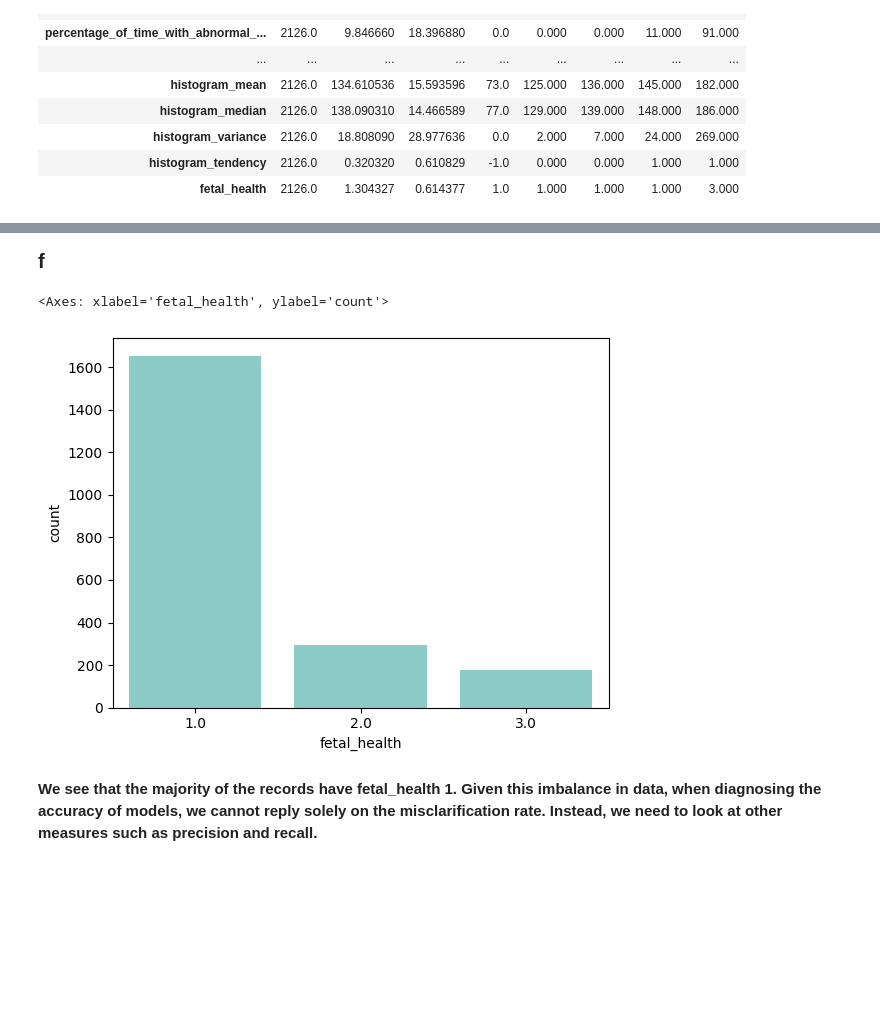
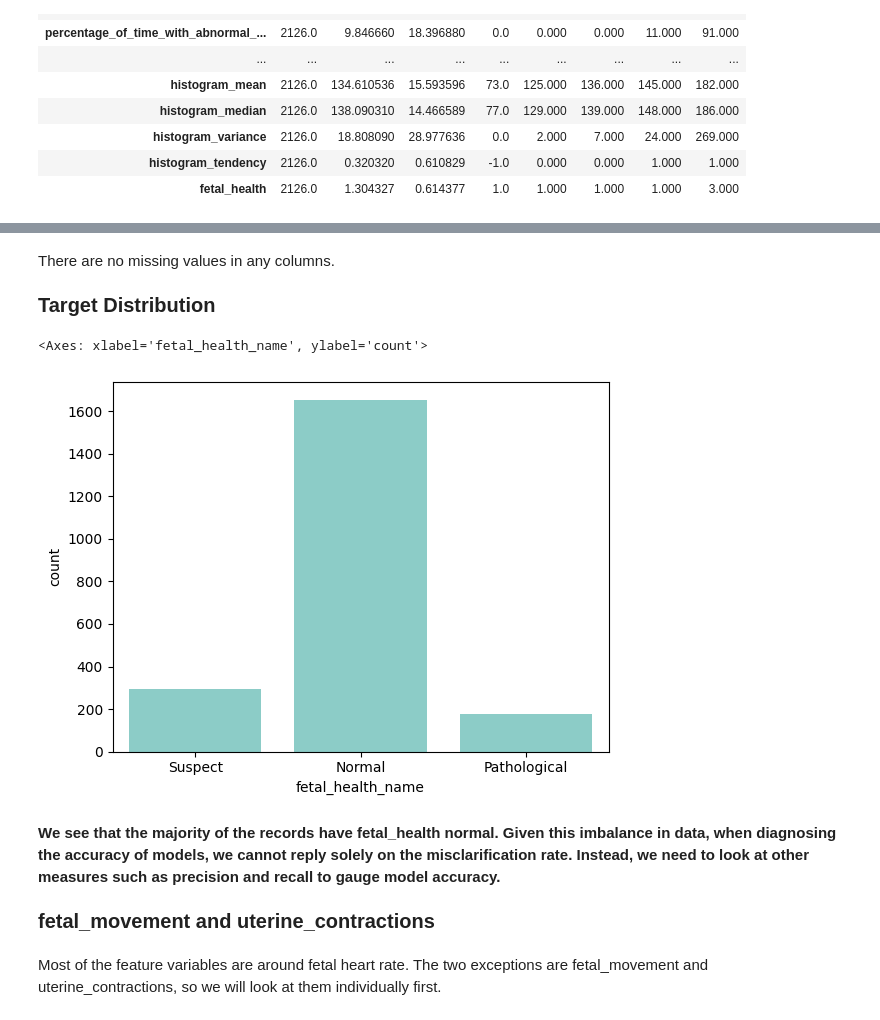
Before and after one commit to yuki172/fetal-health-classification, a Jupyter notebook: main.ipynb, the cells around one changed output, grey strips where cells are left out. Cells and saved outputs as stored; diff of their text form; code cells hidden in the pictures; blank space fills up the shorter version.

```diff
--- a/main.ipynb
+++ b/main.ipynb
@@ -100,9 +122,24 @@ health_data.describe().T
+# %% [markdown]
+There are no missing values in any columns.
 # %% [markdown]
-<div style="font-size: 20px"><b>f</b></div>
+<div style="font-size: 20px"><b>Target Distribution</b></div>
+# %%
+health_state_names = {1: 'Normal', 2: 'Suspect', 3: 'Pathological'}
+health_state_names_order = ['Normal', 'Suspect', 'Pathological']
+def rename_target(row):
+    row['fetal_health_name'] = health_state_names[row['fetal_health']]
+    return row
+# %%
+health_data = health_data.apply(rename_target, axis=1)
+health_data['fetal_health_name'] = pd.Categorical(health_data['fetal_health_name'], [1, 2, 3])
 # %%
-sns.countplot(data= health_data, x="fetal_health", alpha=0.5, color='#05b0a3')
+sns.countplot(data= health_data, x="fetal_health_name", alpha=0.5, color='#05b0a3')
 # %% [output]
-<Axes: xlabel='fetal_health', ylabel='count'>
+<Axes: xlabel='fetal_health_name', ylabel='count'>
-[figure, old version]
+[figure, new version]
 # %% [markdown]
-<b>We see that the majority of the records have fetal_health 1. Given this imbalance in data, when diagnosing the accuracy of models, we cannot reply solely on the misclarification rate. Instead, we need to look at other measures such as precision and recall.</b>
+<b>We see that the majority of the records have fetal_health normal. Given this imbalance in data, when diagnosing the accuracy of models, we cannot reply solely on the misclarification rate. Instead, we need to look at other measures such as precision and recall to gauge model accuracy.</b>
+# %% [markdown]
+<div style="font-size: 20px"><b>fetal_movement and uterine_contractions</b></div>
+# %% [markdown]
+Most of the feature variables are around fetal heart rate. The two exceptions are fetal_movement and uterine_contractions, so we will look at them individually first.
```
Also changed, not shown: parts of 20 cells of this notebook.
